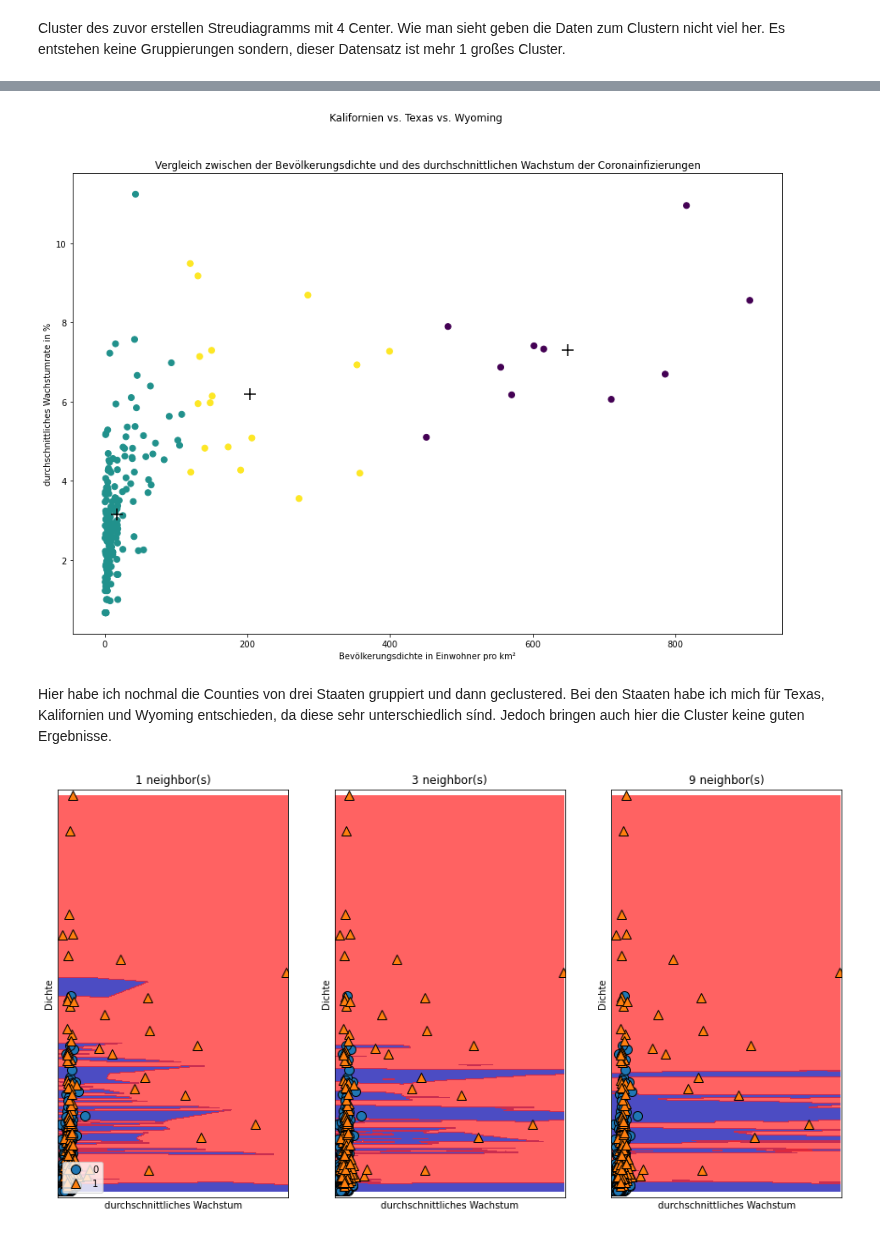
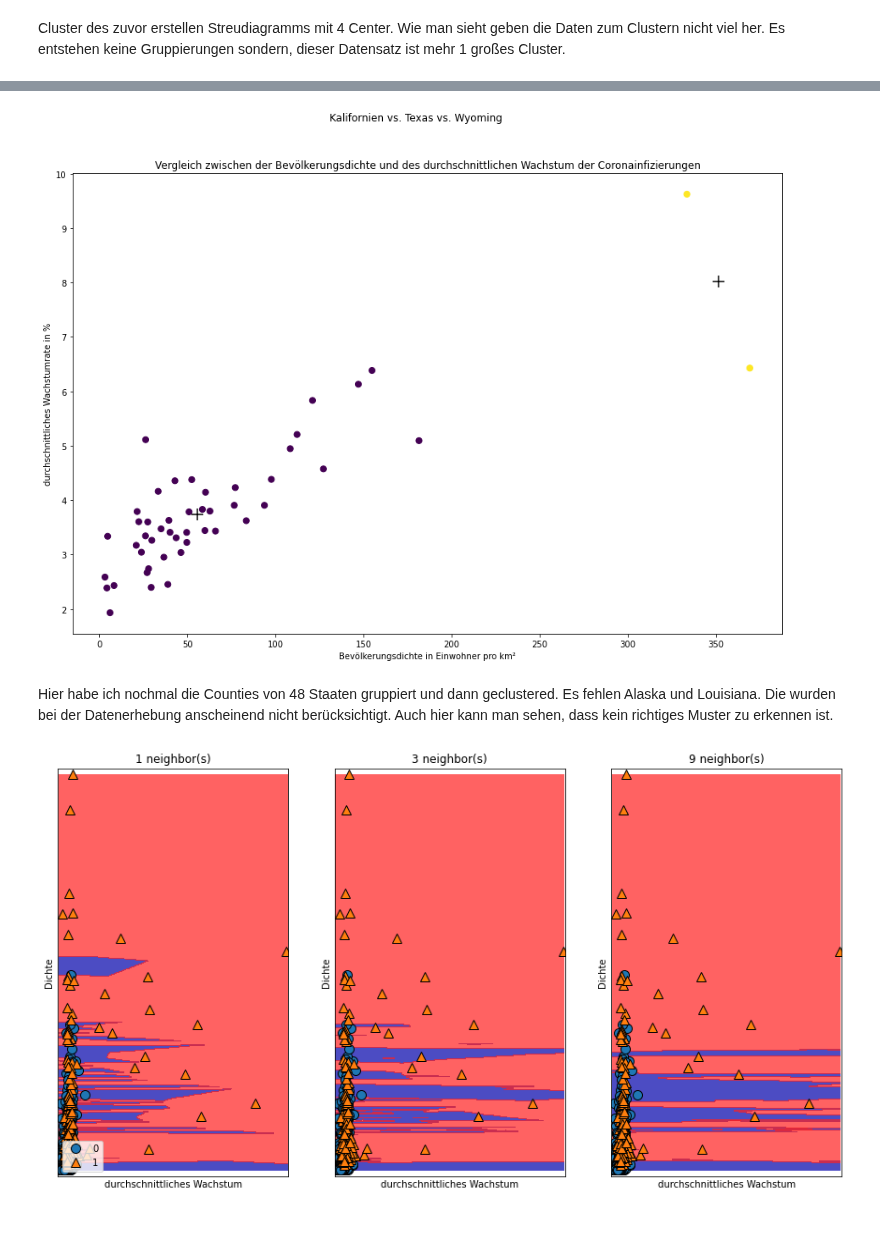
Before and after one commit to Jubo30/Data-Science-Project, a Jupyter notebook: Data_Science_Analyse.ipynb, the cells around one changed output, grey strips where cells are left out. Cells and saved outputs as stored; diff of their text form; code cells hidden in the pictures.

```diff
--- a/Data_Science_Analyse.ipynb
+++ b/Data_Science_Analyse.ipynb
@@ -360,23 +338,25 @@ DFCountyState
+# %%
+group_state = DFCounty[['AGR','Density','State']].groupby('State')
+mean_group_state = group_state.agg(['mean'])
+#group_value = group_value.merge(sum_group_state, left_on='State', right_index=True
 # %%
-DFCountyfnlState = DFCountyState.drop(columns=['County','Area','Population'])
-DFCountyStatefnl = DFCountyfnlState.drop(columns=['State'])
-km = KMeans(n_clusters=3)
-km.fit(DFCountyStatefnl)
-y_km = km.predict(DFCountyStatefnl)
+#mean_group_state = mean_group_state.drop(columns=["(AGR, count)"])
+km = KMeans(n_clusters=2)
+km.fit(mean_group_state)
+y_km = km.predict(mean_group_state)
 
 f, ax = plt.subplots(1, 1, figsize = (15, 10))
-plt.scatter(DFCountyStatefnl["Density"], DFCountyStatefnl['AGR'], c=y_km, s=50, cmap='viridis')
+plt.scatter(mean_group_state["Density"], mean_group_state['AGR'], c=y_km, s=50, cmap='viridis')
 centers = km.cluster_centers_
 plt.scatter(centers[:, 1], centers[:, 0], c='black', marker='+',s=200, alpha=1)
 plt.title("Vergleich zwischen der Bevölkerungsdichte und des durchschnittlichen Wachstum der Coronainfizierungen")
 plt.suptitle("Kalifornien vs. Texas vs. Wyoming")
 plt.ylabel("durchschnittliches Wachstumrate in %")
 _=plt.xlabel('Bevölkerungsdichte in Einwohner pro km²')
-#_ =plt.figure(figsize=(30, 25))
 # %% [output]
-[figure, old version]
+[figure, new version]
-# %% [markdown]
-Hier habe ich nochmal die Counties von drei Staaten gruppiert und dann geclustered. Bei den Staaten habe ich mich für Texas, Kalifornien und Wyoming entschieden, da diese sehr unterschiedlich sínd. Jedoch bringen auch hier die Cluster keine guten Ergebnisse.
+# %% [markdown]
+Hier habe ich nochmal die Counties von 48 Staaten gruppiert und dann geclustered. Es fehlen Alaska und Louisiana. Die wurden bei der Datenerhebung anscheinend nicht berücksichtigt. Auch hier kann man sehen, dass kein richtiges Muster zu erkennen ist.
 # %%
 import mglearn as mg
 from sklearn.neighbors import KNeighborsClassifier, KNeighborsRegressor
```
Also changed, not shown: parts of 7 cells of this notebook.
